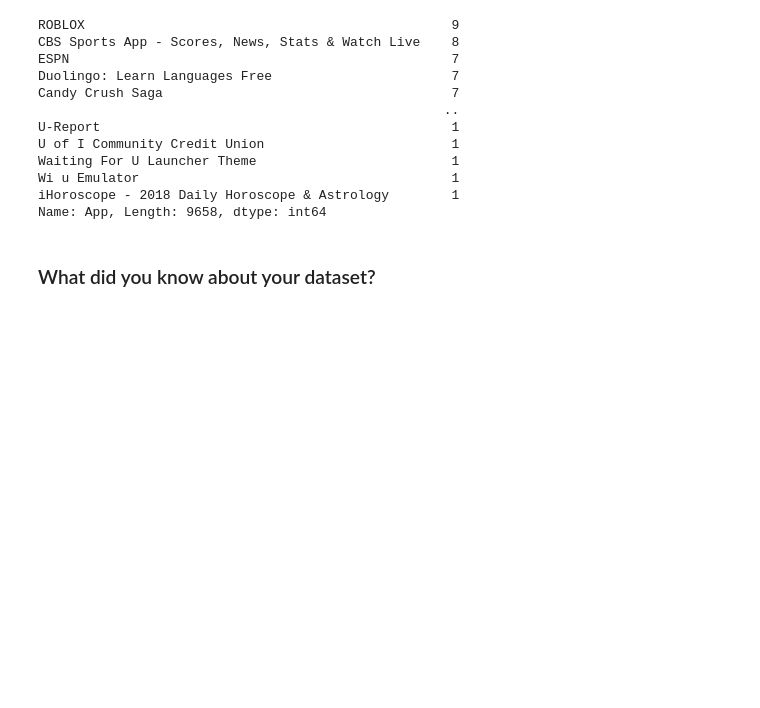
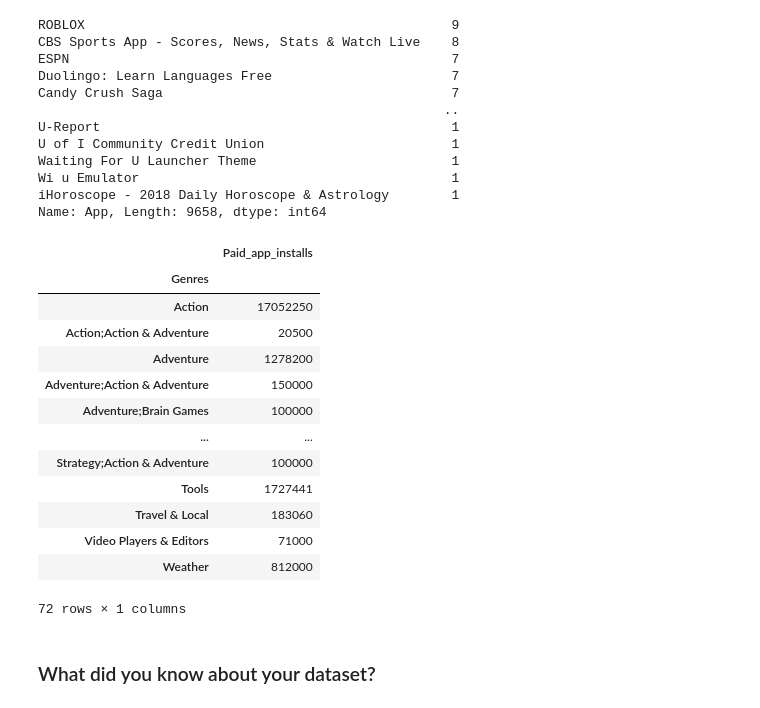
Before and after one commit to KunalDholariya/Play-Store-App-Review-Anlaysis, a Jupyter notebook: Play_Store_App_Review_Analysis.ipynb, the cells around one changed output. Saved outputs shown, nothing was run; the diff lists cells and outputs as text; code cells hidden in the pictures; blank space fills up the shorter version.

```diff
--- a/Play_Store_App_Review_Analysis.ipynb
+++ b/Play_Store_App_Review_Analysis.ipynb
@@ -412,6 +410,23 @@ Name: App, Length: 9658, dtype: int64
 # %%
 #Preparing dataframe which contains paid app install counts
 genres_paid_apps_installs_df = df[df['Price']!= 0].groupby(['Genres'])[['Installs']].sum().rename(columns={'Installs':'Paid_app_installs'})
+# %%
+genres_paid_apps_installs_df
+# %% [output]
+|  | Paid_app_installs |
+| Genres |  |
+| Action | 17052250 |
+| Action;Action & Adventure | 20500 |
+| Adventure | 1278200 |
+| Adventure;Action & Adventure | 150000 |
+| Adventure;Brain Games | 100000 |
+| ... | ... |
+| Strategy;Action & Adventure | 100000 |
+| Tools | 1727441 |
+| Travel & Local | 183060 |
+| Video Players & Editors | 71000 |
+| Weather | 812000 |
+72 rows × 1 columns
 # %% [markdown]
 ### What did you know about your dataset?
 # %% [markdown]
```
Also changed, not shown: parts of 12 cells of this notebook.
